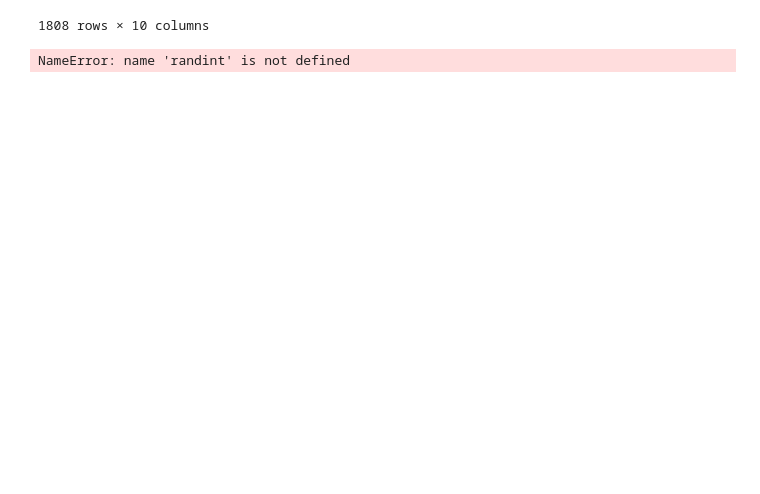
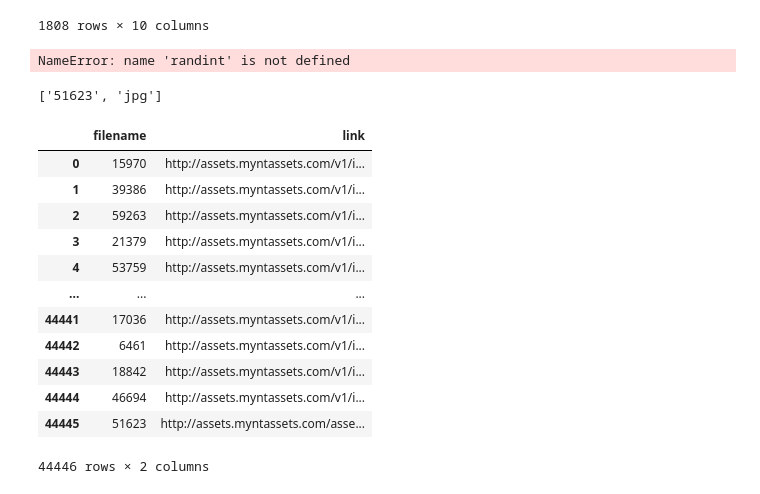
Before and after one commit to VaradRane12/Outfast, a Jupyter notebook: EDA for photo data.ipynb, the cells around one changed output. Cells and saved outputs as stored; diff of their text form; code cells hidden in the pictures; blank space fills up the shorter version.

Commit message:
Made final data with links of the fashion item

```diff
--- a/EDA for photo data.ipynb
+++ b/EDA for photo data.ipynb
@@ -176,3 +176,7 @@ for i in range(5):
     print(df[df["articleType"] == a[p]])
 # %%
 a
+# %%
+ima = pd.read_csv("Fashion Data/images.csv")
+# %%
+ima["filename"] = ima["filename"].apply(lambda i:i.split(".")[0])
@@ -178,0 +185,20 @@ a
+# %%
+a.split(".")[0]
+# %% [output]
+['51623', 'jpg']
+# %%
+ima
+# %% [output]
+|  | filename | link |
+| 0 | 15970 | http://assets.myntassets.com/v1/i... |
+| 1 | 39386 | http://assets.myntassets.com/v1/i... |
+| 2 | 59263 | http://assets.myntassets.com/v1/i... |
+| 3 | 21379 | http://assets.myntassets.com/v1/i... |
+| 4 | 53759 | http://assets.myntassets.com/v1/i... |
+| ... | ... | ... |
+| 44441 | 17036 | http://assets.myntassets.com/v1/i... |
+| 44442 | 6461 | http://assets.myntassets.com/v1/i... |
+| 44443 | 18842 | http://assets.myntassets.com/v1/i... |
+| 44444 | 46694 | http://assets.myntassets.com/v1/i... |
+| 44445 | 51623 | http://assets.myntassets.com/asse... |
+44446 rows × 2 columns
```
Also changed, not shown: parts of 3 cells of this notebook, 3 other files.
